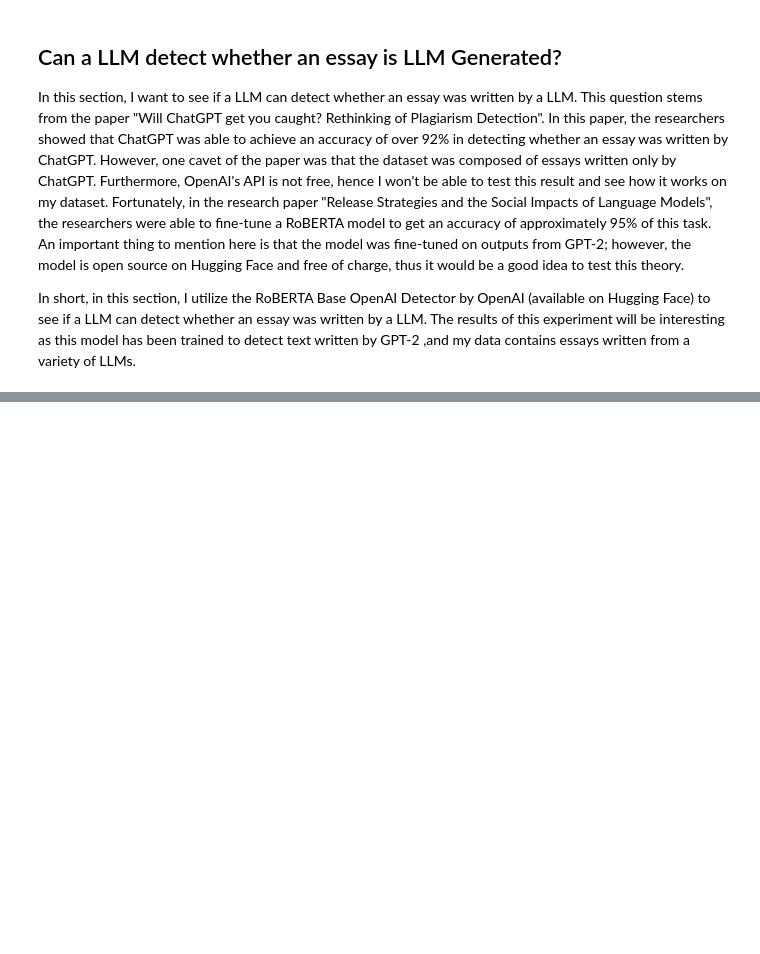
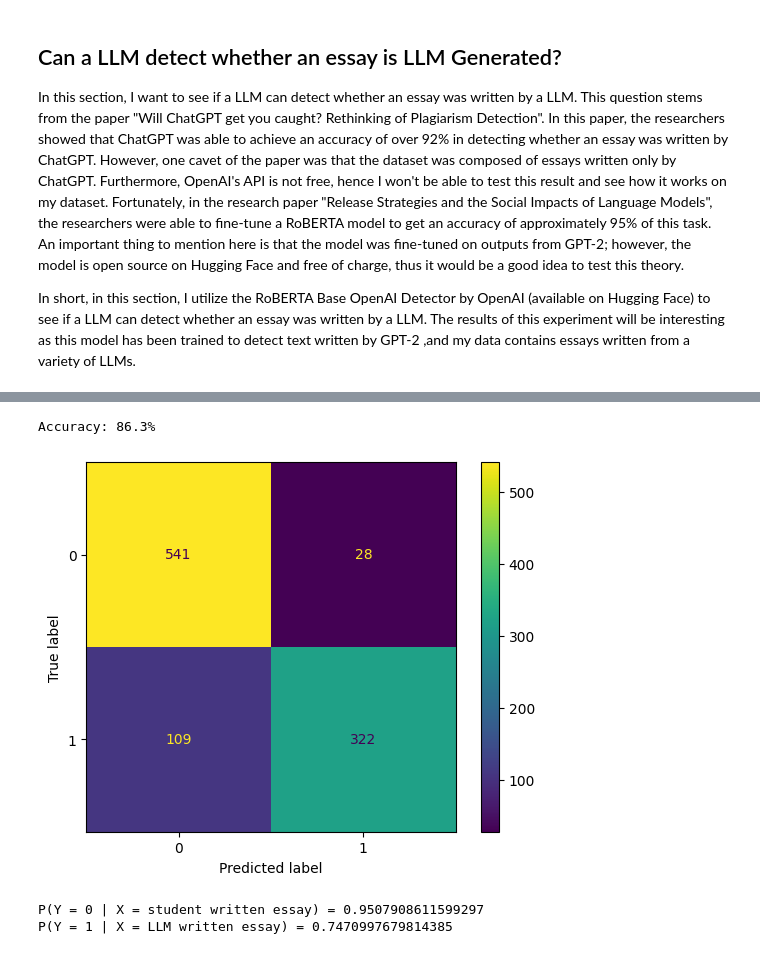
Before and after one commit to JinalShah2002/verify-ai, a Jupyter notebook: notebooks/exploratory-data-analysis.ipynb, the cells around one changed output, grey strips where cells are left out. Drawn from its saved outputs; the diff is of its cells as text; code cells hidden in the pictures; blank space fills up the shorter version.

Commit message:
Continued EDA and asked various questions about the texts

```diff
--- a/notebooks/exploratory-data-analysis.ipynb
+++ b/notebooks/exploratory-data-analysis.ipynb
@@ -130,0 +150,4 @@ for index in tqdm(range(len(text_list))):
+# %%
+# Selecting the examples that match the token count
+valid_examples = text_and_labels[text_and_labels['token_count'] <= 512]
+valid_examples.head()
@@ -130,0 +166,7 @@ for index in tqdm(range(len(text_list))):
+# %%
+# Running the model through 31000 examples takes some time since
+# I am running it on CPU. It takes about 2 mins to get predictions on
+# 100 examples. Will run on 500 randomly selected examples (Stratified by LLM_written)
+# and make prediction.
+_, sample = train_test_split(valid_examples,test_size=1000,random_state=42,shuffle=True,stratify=valid_examples['LLM_written'])
+sample['LLM_written'].value_counts()
@@ -130,0 +178,8 @@ for index in tqdm(range(len(text_list))):
+# %%
+# Getting the predictions
+predictions = detector(sample['essay'].tolist())
+# %%
+# Getting the list of predictions
+pred_list = [0 if pred['label'] == 'Real' else 1 for pred in predictions]
+sample['predictions'] = pred_list
+sample.head()
@@ -130,0 +193,21 @@ for index in tqdm(range(len(text_list))):
+# %%
+# Calculating the accuracy
+accuracy = accuracy_score(sample['LLM_written'],sample['predictions'])
+print(f'Accuracy: {accuracy * 100}%')
+# %% [output]
+Accuracy: 86.3%
+# %%
+# Looking at a confusion matrix
+matrix = confusion_matrix(sample['LLM_written'],sample['predictions'])
+display = ConfusionMatrixDisplay(matrix)
+display.plot()
+plt.show()
+# %% [output]
+[figure, added]
+# %%
+# Accuracies for each class
+print(f'P(Y = 0 | X = student written essay) = {matrix[0][0] / (matrix[0][0] + matrix[0][1])}')
+print(f'P(Y = 1 | X = LLM written essay) = {matrix[1][1] / (matrix[1][1] + matrix[1][0])}')
+# %% [output]
+P(Y = 0 | X = student written essay) = 0.9507908611599297
+P(Y = 1 | X = LLM written essay) = 0.7470997679814385
```
Also changed, not shown: parts of 44 cells of this notebook, 2 other files.
